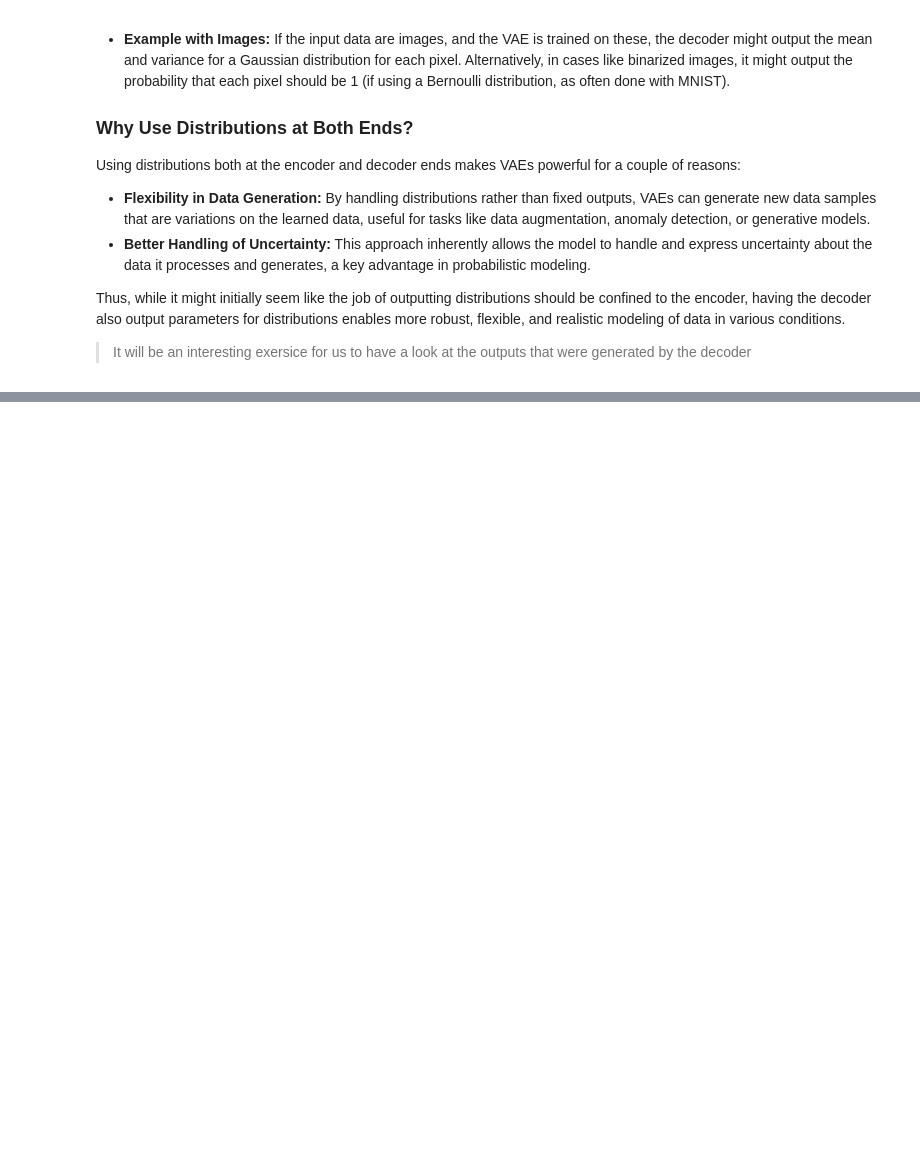
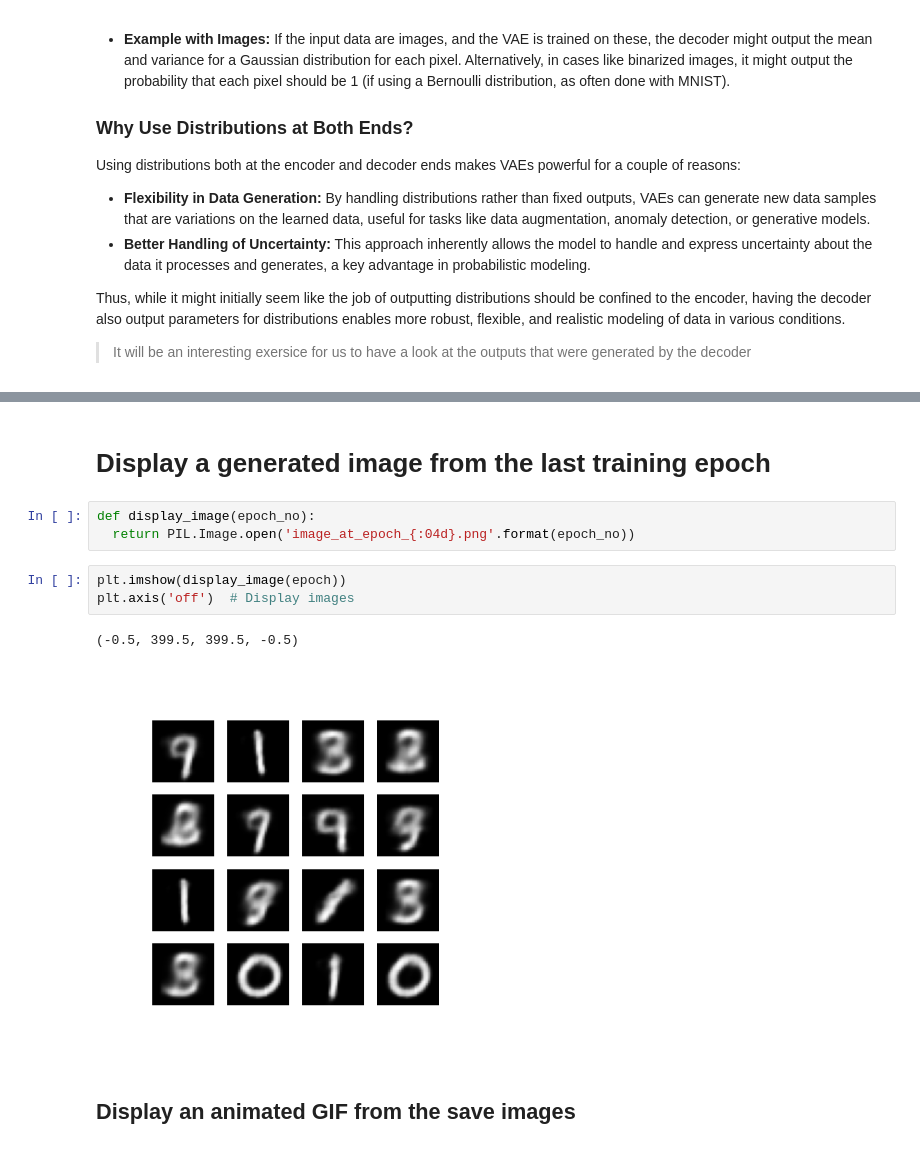
Before and after one commit to parthasarathydNU/gen-ai-coursework, a Jupyter notebook: vae-intro/ConvolutionalVariationalAutoencoder.ipynb, the cells around one changed output, grey strips where cells are left out. Drawn from its saved outputs; the diff is of its cells as text; blank space fills up the shorter version.

```diff
--- a/vae-intro/ConvolutionalVariationalAutoencoder.ipynb
+++ b/vae-intro/ConvolutionalVariationalAutoencoder.ipynb
@@ -249,0 +471,13 @@ Thus, while it might initially seem like the job of outputting distributions sho
+# %% [markdown]
+# Display a generated image from the last training epoch
+# %%
+def display_image(epoch_no):
+  return PIL.Image.open('image_at_epoch_{:04d}.png'.format(epoch_no))
+# %%
+plt.imshow(display_image(epoch))
+plt.axis('off')  # Display images
+# %% [output]
+(-0.5, 399.5, 399.5, -0.5)
+[figure, added]
+# %% [markdown]
+## Display an animated GIF from the save images
```
Also changed, not shown: parts of 25 cells of this notebook.
